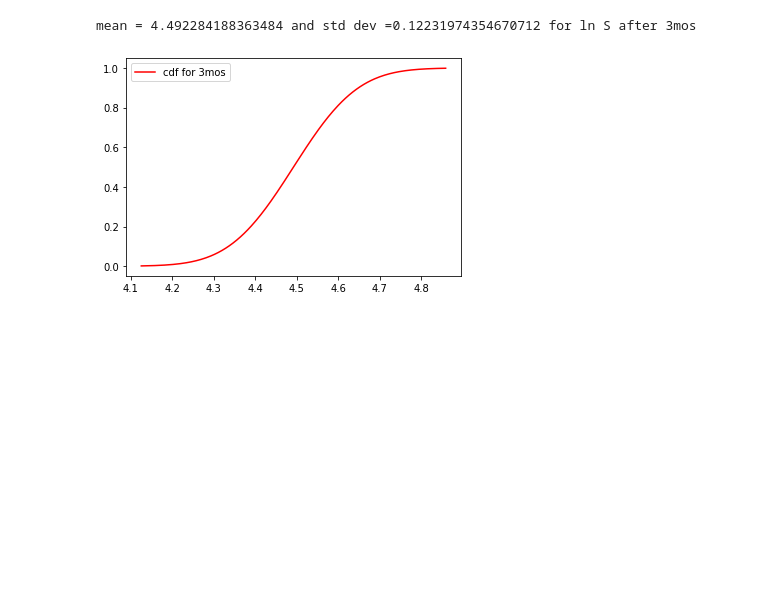
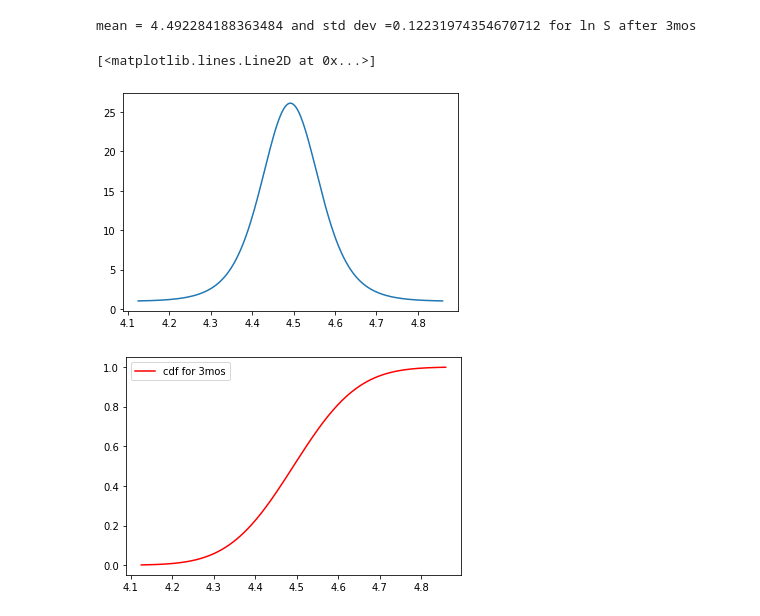
Before and after one commit to ajmal017/My-Py, a Jupyter notebook: Black_scholes/BSM.ipynb, the cells around one changed output. Saved outputs shown, nothing was run; the diff lists cells and outputs as text; code cells hidden in the pictures; blank space fills up the shorter version.

```diff
--- a/Black_scholes/BSM.ipynb
+++ b/Black_scholes/BSM.ipynb
@@ -71,4 +72,15 @@ print ("mean = {} and std dev ={} for ln S after 3mos".format(mn,std))
 # %% [output]
 [figure]
 mean = 4.492284188363484 and std dev =0.12231974354670712 for ln S after 3mos
+# %%
+#dist of the retuns
+
+ln_dist=np.exp(y)
+xs=np.linspace((mn-3*std),(mn+3*std),250)
+plt.plot(xs,ln_dist)
+
+# since ln dist is N(mu,sigma)... underlying asset return is lognormally
+# %% [output]
+[<matplotlib.lines.Line2D at 0x...>]
+[figure, added]
 # %%
```
Also changed, not shown: parts of 4 cells of this notebook.
